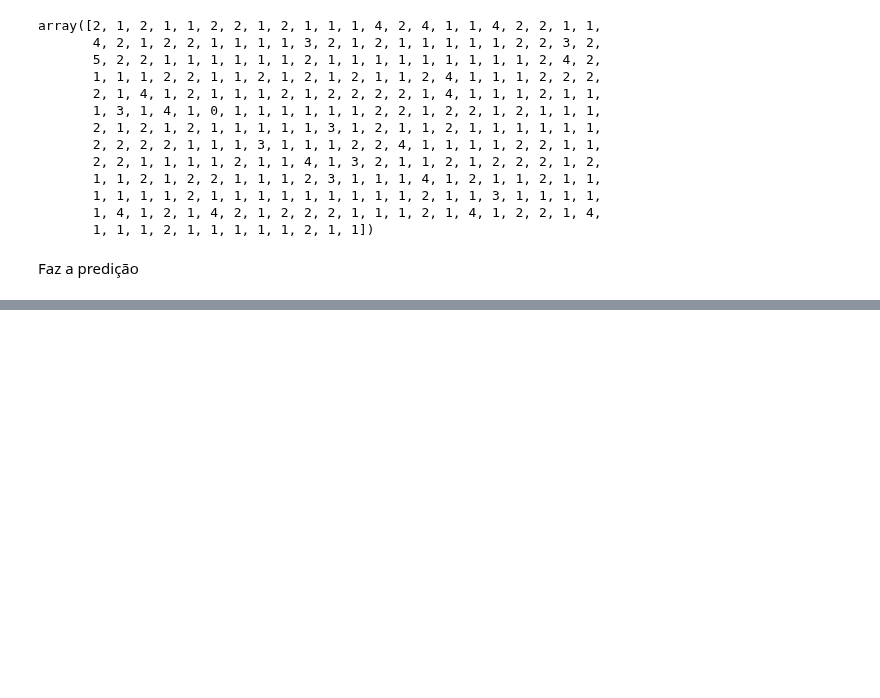
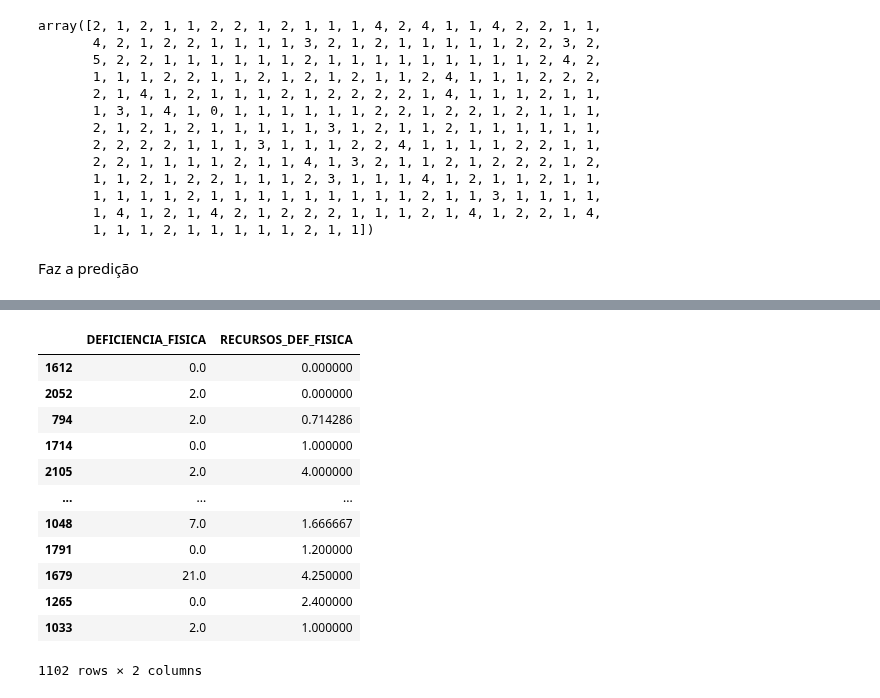
Before and after one commit to roxacarv/edulearn, a Jupyter notebook: classificação/classification.ipynb, the cells around one changed output, grey strips where cells are left out. Cells and saved outputs as stored; diff of their text form; code cells hidden in the pictures; blank space fills up the shorter version.

```diff
--- a/classificação/classification.ipynb
+++ b/classificação/classification.ipynb
@@ -179,0 +200,16 @@ Text(0, 0.5, 'Mean Error')
+# %%
+X_train
+# %% [output]
+|  | DEFICIENCIA_FISICA | RECURSOS_DEF_FISICA |
+| 1612 | 0.0 | 0.000000 |
+| 2052 | 2.0 | 0.000000 |
+| 794 | 2.0 | 0.714286 |
+| 1714 | 0.0 | 1.000000 |
+| 2105 | 2.0 | 4.000000 |
+| ... | ... | ... |
+| 1048 | 7.0 | 1.666667 |
+| 1791 | 0.0 | 1.200000 |
+| 1679 | 21.0 | 4.250000 |
+| 1265 | 0.0 | 2.400000 |
+| 1033 | 2.0 | 1.000000 |
+1102 rows × 2 columns
```
Also changed, not shown: parts of 7 cells of this notebook.
